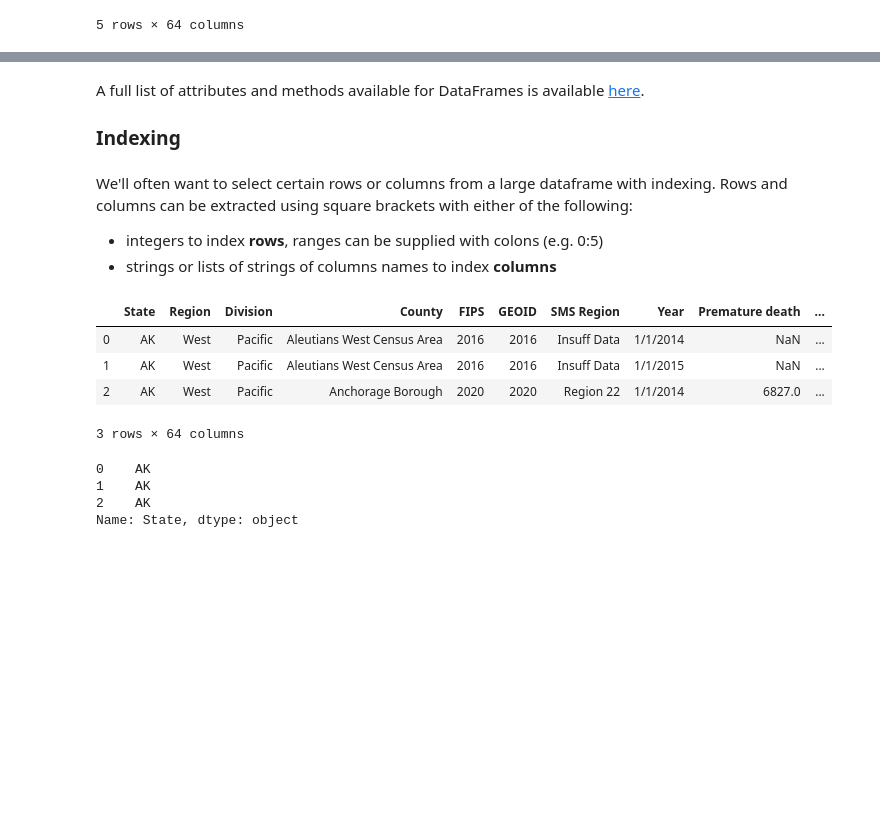
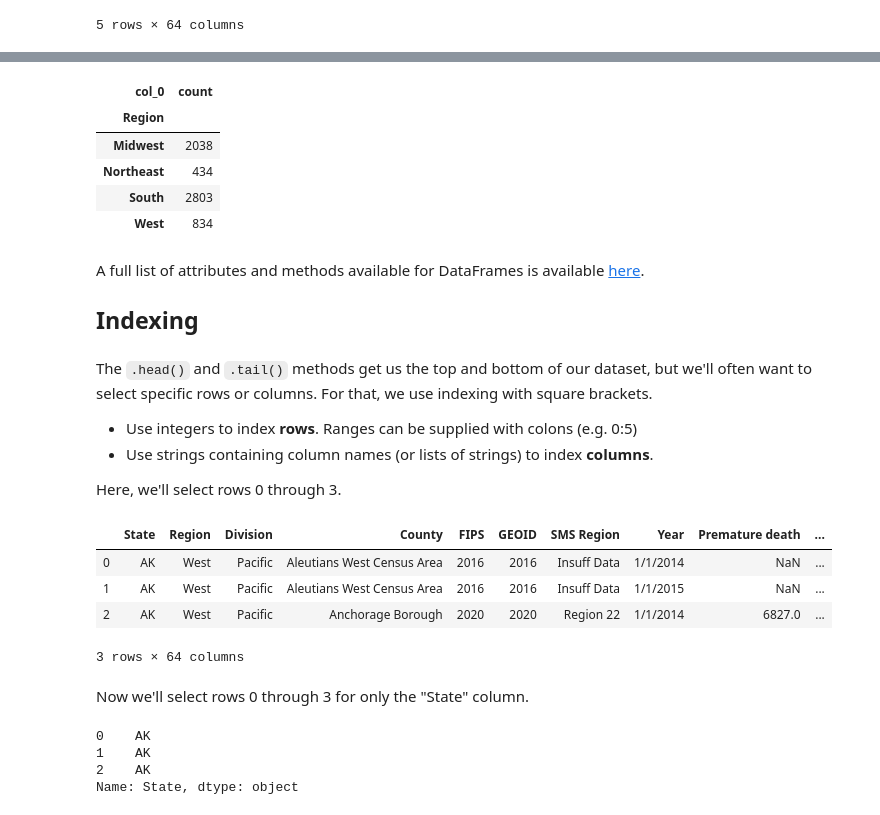
Before and after one commit to UNC-Libraries-data/Python, a Jupyter notebook: Jupyter/Pandas.ipynb, the cells around one changed output, grey strips where cells are left out. Drawn from its saved outputs; the diff is of its cells as text; code cells hidden in the pictures; blank space fills up the shorter version.

```diff
--- a/Jupyter/Pandas.ipynb
+++ b/Jupyter/Pandas.ipynb
@@ -68,11 +69,22 @@ df.describe()
+# %%
+pd.crosstab(index=df["Region"], columns = "count")
+# %% [output]
+| col_0 | count |
+| Region |  |
+| Midwest | 2038 |
+| Northeast | 434 |
+| South | 2803 |
+| West | 834 |
 # %% [markdown]
 A full list of attributes and methods available for DataFrames is available <a href="https://pandas.pydata.org/pandas-docs/stable/reference/api/pandas.DataFrame.html">here</a>.
 
-### Indexing
+## Indexing
 # %% [markdown]
-We'll often want to select certain rows or columns from a large dataframe with indexing.  Rows and columns can be extracted using square brackets with either of the following:
-* integers to index **rows**, ranges can be supplied with colons (e.g. 0:5)
-* strings or lists of strings of columns names to index **columns**
+The `.head()` and `.tail()` methods get us the top and bottom of our dataset, but we'll often want to select specific rows or columns. For that, we use indexing with square brackets.
+* Use integers to index **rows**. Ranges can be supplied with colons (e.g. 0:5)
+* Use strings containing column names (or lists of strings) to index **columns**.
+
+Here, we'll select rows 0 through 3.
 # %%
 df[0:3]
 # %% [output]
@@ -81,6 +93,8 @@ df[0:3]
 | 1 | AK | West | Pacific | Aleutians West Census Area | 2016 | 2016 | Insuff Data | 1/1/2015 | NaN | ... |
 | 2 | AK | West | Pacific | Anchorage Borough | 2020 | 2020 | Region 22 | 1/1/2014 | 6827.0 | ... |
 3 rows × 64 columns
+# %% [markdown]
+Now we'll select rows 0 through 3 for only the "State" column.
 # %%
 df["State"][0:3]
 # %% [output]
```
Also changed, not shown: parts of 28 cells of this notebook.
